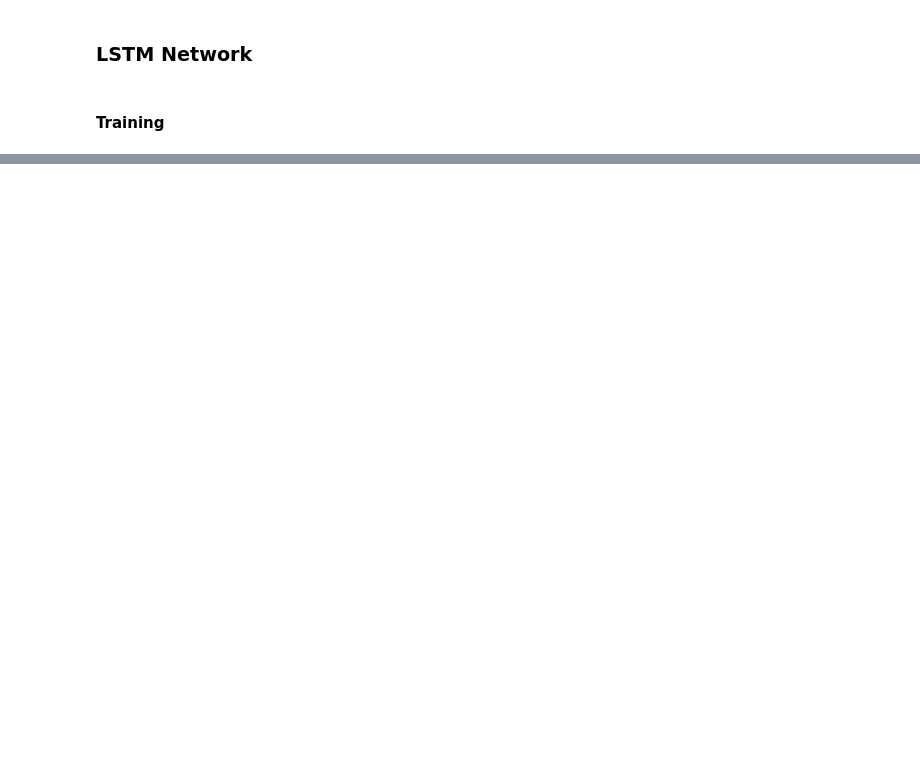
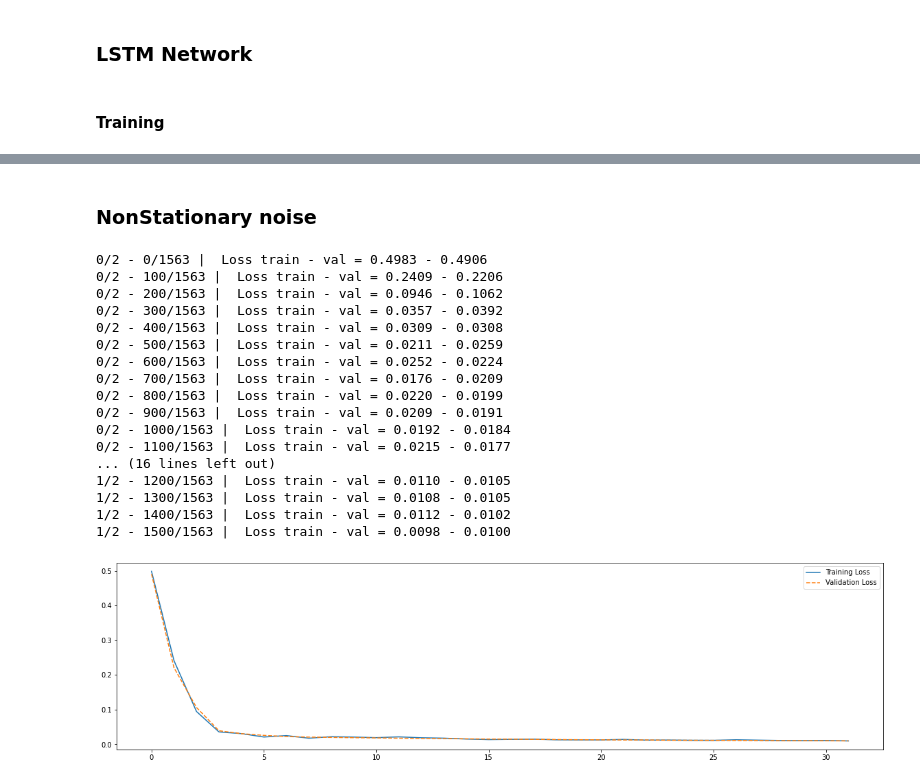
Before and after one commit to AminAlam/RNN-Denoiser, a Jupyter notebook: RNN_Denoiser.ipynb, the cells around one changed output, grey strips where cells are left out. Saved outputs shown, nothing was run; the diff lists cells and outputs as text; code cells hidden in the pictures; blank space fills up the shorter version.

```diff
--- a/RNN_Denoiser.ipynb
+++ b/RNN_Denoiser.ipynb
@@ -332,0 +335,2 @@ torch.Size([32, 63, 1])
+# %% [markdown]
+### NonStationary noise
@@ -332,0 +368,38 @@ torch.Size([32, 63, 1])
+# %%
+num_epochs = 2
+input_dim = 1
+hidden_size = 30
+num_layers = 1
+lr = 3e-4
+
+Net = DenoiserLSTM(input_dim, hidden_size, 1).to(device)
+criterion = nn.MSELoss().to(device)
+optimizer = optim.Adam(Net.parameters(),lr=lr)
+
+train_loader, test_loader = get_loader(50000)
+loss_val, loss_train = train(100)
+
+fig, axes = plt.subplots(1, 1, figsize=(20,5))
+plt.plot(loss_train, label='Training Loss')
+plt.plot(loss_val, '--',label='Validation Loss')
+plt.legend()
+plt.show()
+# %% [output]
+0/2 - 0/1563 |  Loss train - val = 0.4983 - 0.4906
+0/2 - 100/1563 |  Loss train - val = 0.2409 - 0.2206
+0/2 - 200/1563 |  Loss train - val = 0.0946 - 0.1062
+0/2 - 300/1563 |  Loss train - val = 0.0357 - 0.0392
+0/2 - 400/1563 |  Loss train - val = 0.0309 - 0.0308
+0/2 - 500/1563 |  Loss train - val = 0.0211 - 0.0259
+0/2 - 600/1563 |  Loss train - val = 0.0252 - 0.0224
+0/2 - 700/1563 |  Loss train - val = 0.0176 - 0.0209
+0/2 - 800/1563 |  Loss train - val = 0.0220 - 0.0199
+0/2 - 900/1563 |  Loss train - val = 0.0209 - 0.0191
+0/2 - 1000/1563 |  Loss train - val = 0.0192 - 0.0184
+0/2 - 1100/1563 |  Loss train - val = 0.0215 - 0.0177
+... (16 lines left out)
+1/2 - 1200/1563 |  Loss train - val = 0.0110 - 0.0105
+1/2 - 1300/1563 |  Loss train - val = 0.0108 - 0.0105
+1/2 - 1400/1563 |  Loss train - val = 0.0112 - 0.0102
+1/2 - 1500/1563 |  Loss train - val = 0.0098 - 0.0100
+[figure, added]
```
Also changed, not shown: parts of 44 cells of this notebook.
